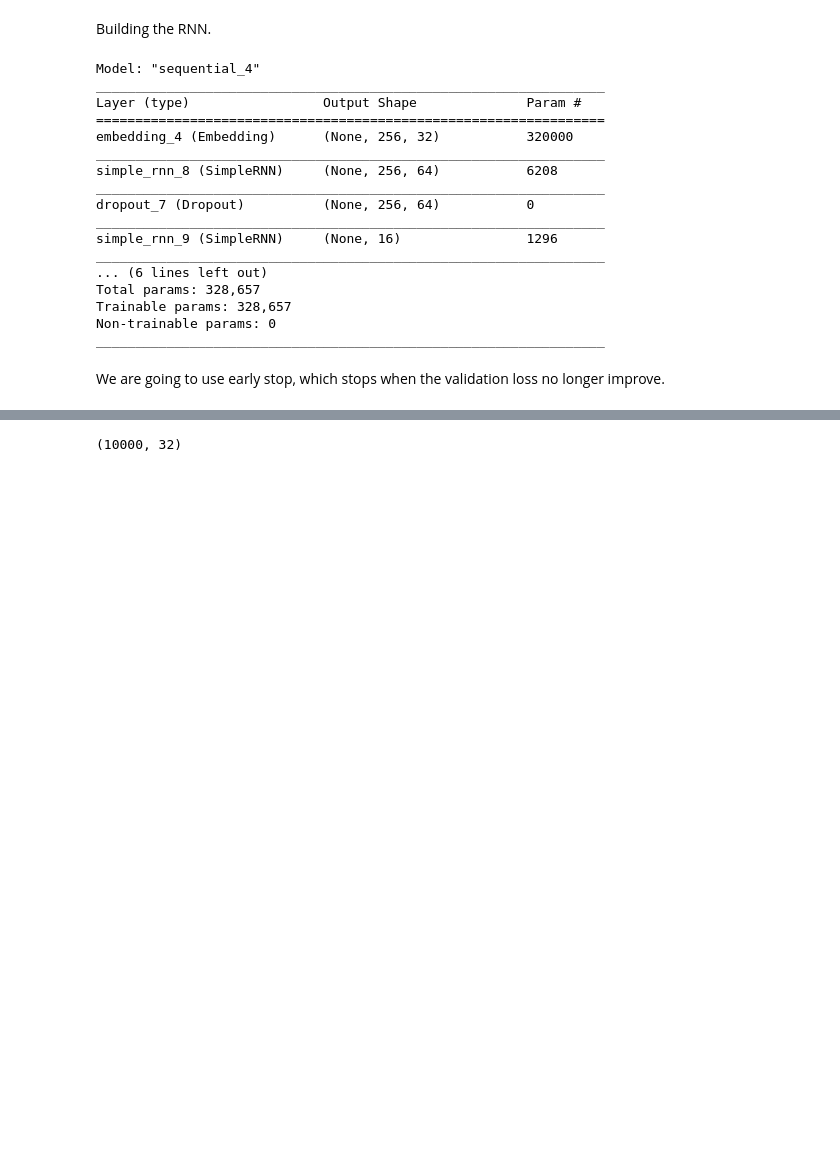
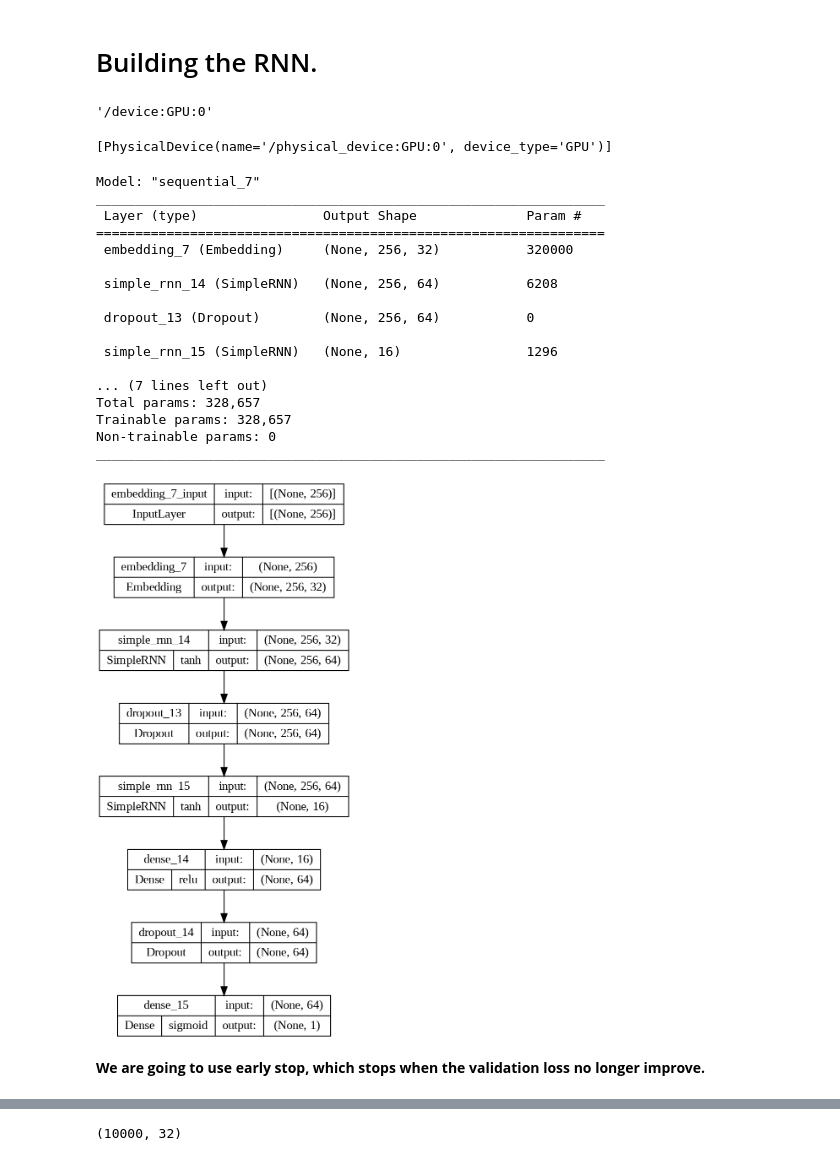
Before and after one commit to Sairamkumaremani/Fake-news-detection, a Jupyter notebook: dl_rnn.ipynb, the cells around one changed output, grey strips where cells are left out. Saved outputs shown, nothing was run; the diff lists cells and outputs as text; code cells hidden in the pictures; blank space fills up the shorter version.

```diff
--- a/dl_rnn.ipynb
+++ b/dl_rnn.ipynb
@@ -81,2 +118,2 @@ X_test = tf.keras.preprocessing.sequence.pad_sequences(X_test, padding='post', m
 # %% [markdown]
-Building the RNN.
+# Building the RNN.
@@ -83,3 +126,11 @@ Building the RNN.
+# %%
+tf.test.gpu_device_name()
+# %% [output]
+'/device:GPU:0'
+# %%
+print(tf.config.list_physical_devices('GPU'))
+# %% [output]
+[PhysicalDevice(name='/physical_device:GPU:0', device_type='GPU')]
 # %%
 model = tf.keras.Sequential([
     tf.keras.layers.Embedding(max_vocab, 32,input_length=sent_length),
@@ -87,28 +138,33 @@ model = tf.keras.Sequential([
     tf.keras.layers.Dropout(0.3),
     tf.keras.layers.SimpleRNN(16),
     tf.keras.layers.Dense(64, activation='relu'),
-    tf.keras.layers.Dropout(0.5),
+    tf.keras.layers.Dropout(0.3),
     tf.keras.layers.Dense(1, activation='sigmoid')
 ])
 model.summary()
 # %% [output]
-Model: "sequential_4"
+Model: "sequential_7"
 _________________________________________________________________
-Layer (type)                 Output Shape              Param #
+ Layer (type)                Output Shape              Param #
 =================================================================
-embedding_4 (Embedding)      (None, 256, 32)           320000
-_________________________________________________________________
-simple_rnn_8 (SimpleRNN)     (None, 256, 64)           6208
-_________________________________________________________________
-dropout_7 (Dropout)          (None, 256, 64)           0
-_________________________________________________________________
-simple_rnn_9 (SimpleRNN)     (None, 16)                1296
-_________________________________________________________________
-... (6 lines left out)
+ embedding_7 (Embedding)     (None, 256, 32)           320000
+
+ simple_rnn_14 (SimpleRNN)   (None, 256, 64)           6208
+
+ dropout_13 (Dropout)        (None, 256, 64)           0
+
+ simple_rnn_15 (SimpleRNN)   (None, 16)                1296
+
+... (7 lines left out)
 Total params: 328,657
 Trainable params: 328,657
 Non-trainable params: 0
 _________________________________________________________________
+# %%
+from keras.utils.vis_utils import plot_model
+plot_model(model, to_file="/content/drive/MyDrive/EC3M2/out/artifacts/RNN.png", show_shapes=True, dpi=150, show_layer_activations=True)
+# %% [output]
+[figure, added]
 # %% [markdown]
-We are going to use early stop, which stops when the validation loss no longer improve.
+**We are going to use early stop, which stops when the validation loss no longer improve.**
 # %%
```
Also changed, not shown: parts of 45 cells of this notebook.
